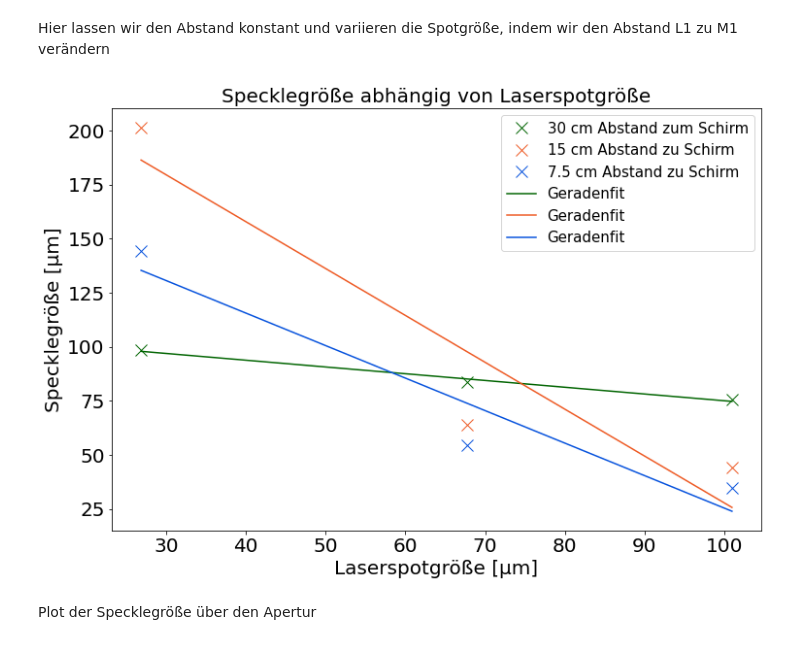
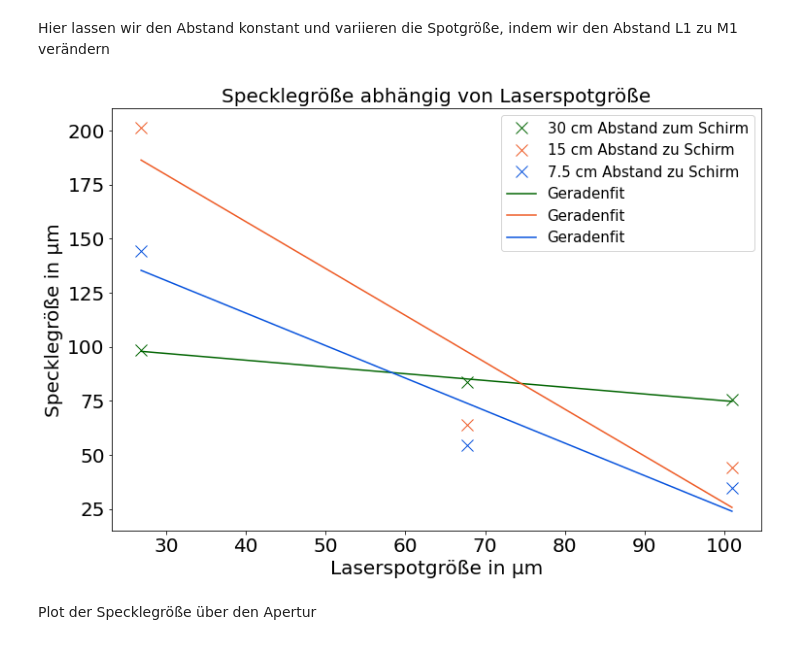
Before and after one commit to Skylake143/Fortgeschrittenenpraktikum, a Jupyter notebook: B35Speckle/Speckle.ipynb, the cells around one changed output. Saved outputs shown, nothing was run; the diff lists cells and outputs as text; code cells hidden in the pictures.

```diff
--- a/B35Speckle/Speckle.ipynb
+++ b/B35Speckle/Speckle.ipynb
@@ -112,36 +112,36 @@ with open('Messung6_1_1-Konst7_5cm.txt') as data:
 # %%
 #Plotten der Messdaten
 parameters = {'xtick.labelsize': 20, 'ytick.labelsize': 20}
 plt.rcParams.update(parameters)
 fig, ax = plt.subplots(figsize=(12,8))
 #ax.set_xlim(30, 230)
-ax.set_xlabel('Laserspotgröße [\u03bcm]', fontsize=20)
-ax.set_ylabel('Specklegröße [\u03bcm]', fontsize=20)
+ax.set_xlabel('Laserspotgröße in \u03bcm', fontsize=20)
+ax.set_ylabel('Specklegröße in \u03bcm', fontsize=20)
 
 #Plot
 ax.plot(dspot30cm, dobj30cm, 'x',markersize=12, color = "darkgreen",label = "30 cm Abstand zum Schirm")
 ax.plot(dspot15cm, dobj15cm, 'x',markersize=12, color = "#EE5A24",label = "15 cm Abstand zu Schirm")
 ax.plot(dspot7_5cm, dobj7_5cm, 'x',markersize=12, color = "#0652DD",label = "7.5 cm Abstand zu Schirm")
 
 #Geradenfits
 params30cm, cov30cm = curve_fit(line,dspot30cm, dobj30cm)
 params15cm, cov15cm = curve_fit(line,dspot15cm, dobj15cm)
 params7_5cm, cov7_5cm = curve_fit(line,dspot7_5cm, dobj7_5cm)
 #x_fit = np.linspace(30,230)
 ax.plot(dspot30cm, line(dspot30cm, params30cm[0], params30cm[1]), color = "darkgreen", label="Geradenfit")
 ax.plot(dspot15cm, line(dspot15cm, params15cm[0], params15cm[1]), color = "#EE5A24", label="Geradenfit")
 ax.plot(dspot7_5cm, line(dspot7_5cm, params7_5cm[0], params7_5cm[1]), color = "#0652DD", label="Geradenfit")
 
 # print("Steigung:",params[1])
 # print("Steigung Fehler:", np.sqrt(cov[1,1]))
 # print("Y-Abschnitt:", params[0])
 # print("Y-Abschnitt Fehler:",np.sqrt(cov[0,0]))
 
 plt.title("Specklegröße abhängig von Laserspotgröße",fontsize=20)
 ax.legend(fontsize=15)
 plt.show()
 # %% [output]
-[figure, old version]
+[figure, new version]
 # %% [markdown]
 Plot der Specklegröße über den Apertur
 # %%
```
Also changed, not shown: parts of 3 cells of this notebook, 8 other files.
